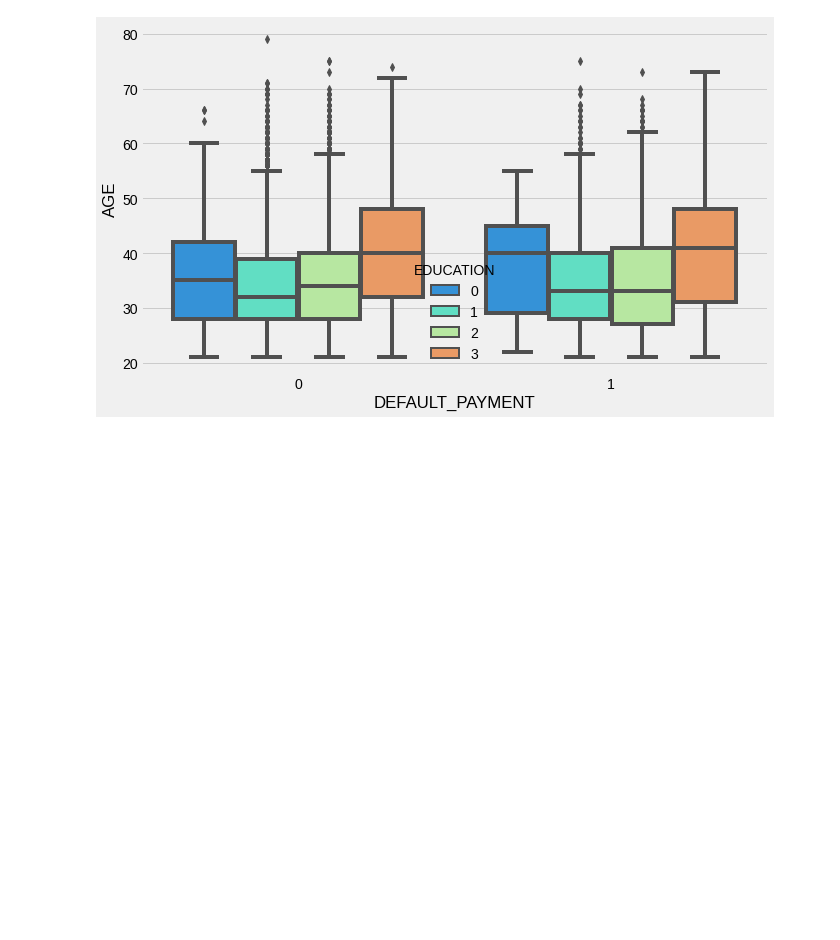
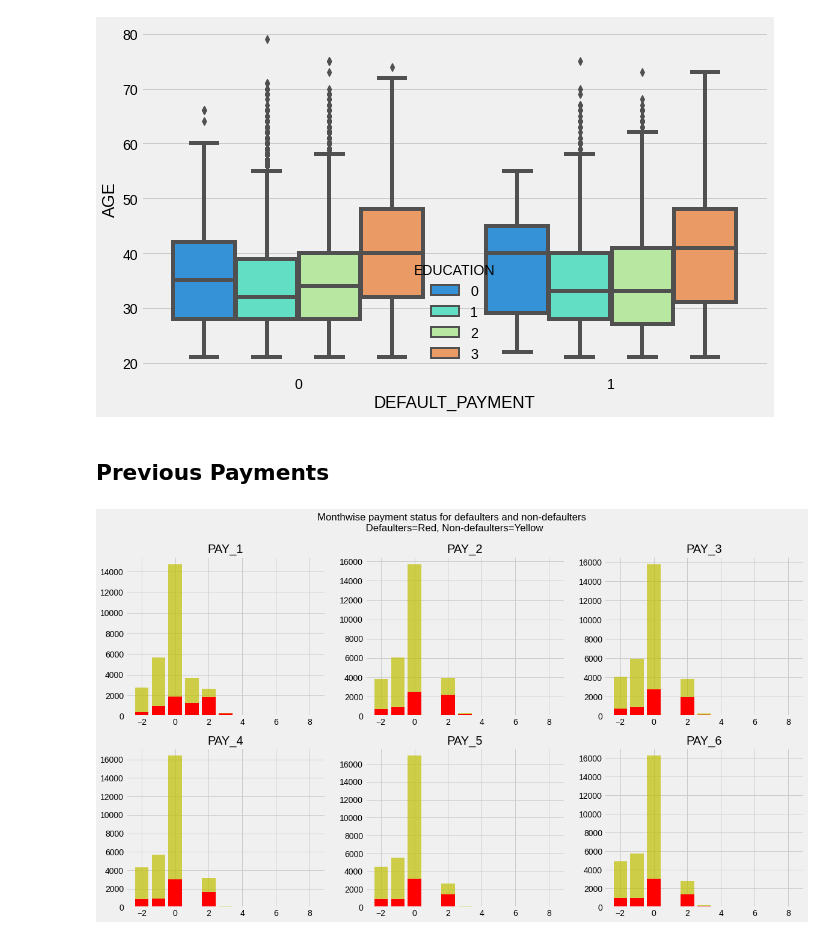
Before and after one commit to Hiteshlko1/Credit-card-default-prediction, a Jupyter notebook: Capstone_Project_Credit_Card_Default_Prediction_Hitesh__Verma.ipynb, the cells around one changed output. Saved outputs shown, nothing was run; the diff lists cells and outputs as text; code cells hidden in the pictures; blank space fills up the shorter version.

```diff
--- a/Capstone_Project_Credit_Card_Default_Prediction_Hitesh__Verma.ipynb
+++ b/Capstone_Project_Credit_Card_Default_Prediction_Hitesh__Verma.ipynb
@@ -43,7 +43,7 @@ from sklearn.model_selection import GridSearchCV
 from sklearn.metrics import accuracy_score, recall_score, precision_score, f1_score, roc_auc_score, confusion_matrix, roc_curve, auc
 # %%
 # Importing the dataset
-df = pd.read_csv('/content/drive/MyDrive/Credit Card Default Prediction/Default of credit card clients.csv')
+df = pd.read_csv('/content/drive/MyDrive/Capstone project credit card default prediction/copy of default of credit card clients.csv')
 # %%
 # Check shape of dataset
 df.shape
@@ -179,3 +179,6 @@ df.head(2)
 |  | ID | LIMIT_BAL | SEX | EDUCATION | MARRIAGE | AGE | PAY_1 | PAY_2 | PAY_3 | PAY_4 | ... |
 | 0 | 1 | 20000 | 2 | 2 | 1 | 24 | 2 | 2 | -1 | -1 | ... |
 | 1 | 2 | 120000 | 2 | 2 | 2 | 26 | -1 | 2 | 0 | 0 | ... |
+# %%
+df = df.rename(columns={'PAY_0': 'PAY_1'})
+df.head(2)
@@ -312,3 +319,26 @@ sns.boxplot(x='DEFAULT_PAYMENT',hue='EDUCATION', y='AGE',data=df,palette="rainbo
 # %% [output]
 <matplotlib.axes._subplots.AxesSubplot at 0x...>
 [figure]
+# %% [markdown]
+## **Previous Payments**
+# %%
+def getColumnsNames(prefix):
+    return [prefix+str(x) for x in range(1,7)]
+# %%
+# PAY_1 , PAY_2 , PAY_3 , PAY_4 , PAY_5, PAY_6
+pay_status_columns = getColumnsNames('PAY_')
+figure, ax = plt.subplots(2,3)
+figure.set_size_inches(18,10)
+
+
+for i in range(len(pay_status_columns)):
+    row,col = int(i/3), i%3
+
+    d  = df[pay_status_columns[i]].value_counts()
+    x = df[pay_status_columns[i]][(df['DEFAULT_PAYMENT']==1)].value_counts()
+    ax[row,col].bar(d.index, d, align='center', color='y',alpha = 0.7)
+    ax[row,col].bar(x.index, x, align='center', color='red')
+    ax[row,col].set_title(pay_status_columns[i])
+    plt.suptitle("Monthwise payment status for defaulters and non-defaulters \n Defaulters=Red, Non-defaulters=Yellow")
+# %% [output]
+[figure, added]
```
Also changed, not shown: parts of 11 cells of this notebook.
